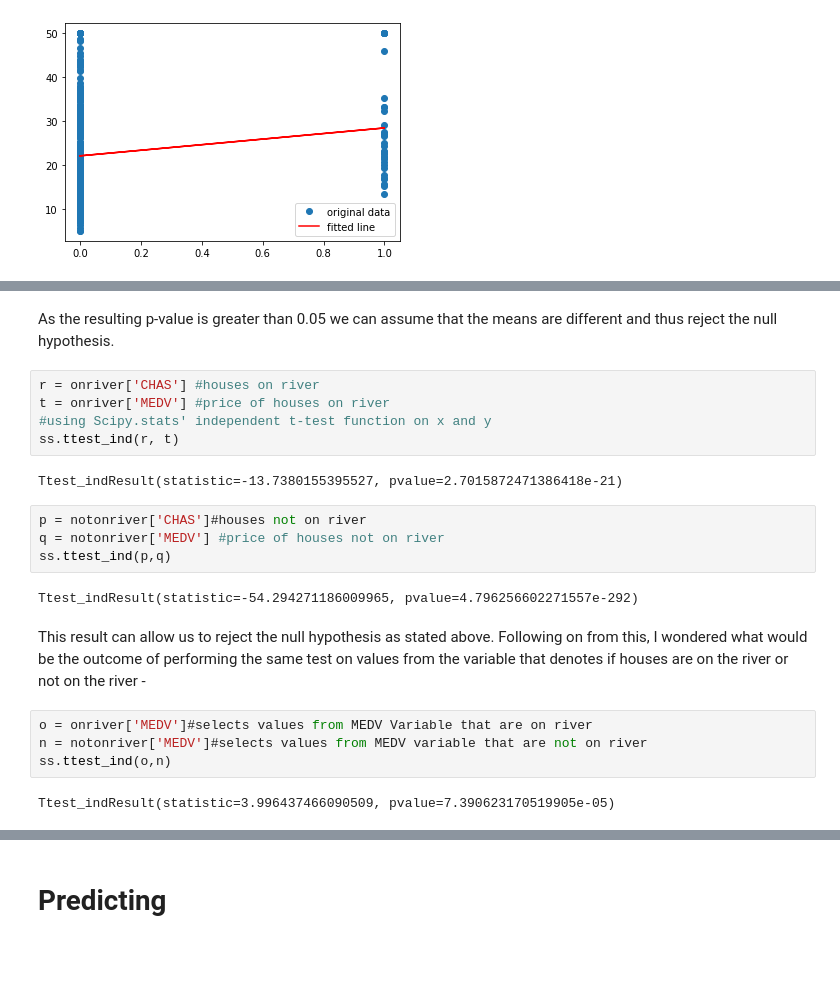
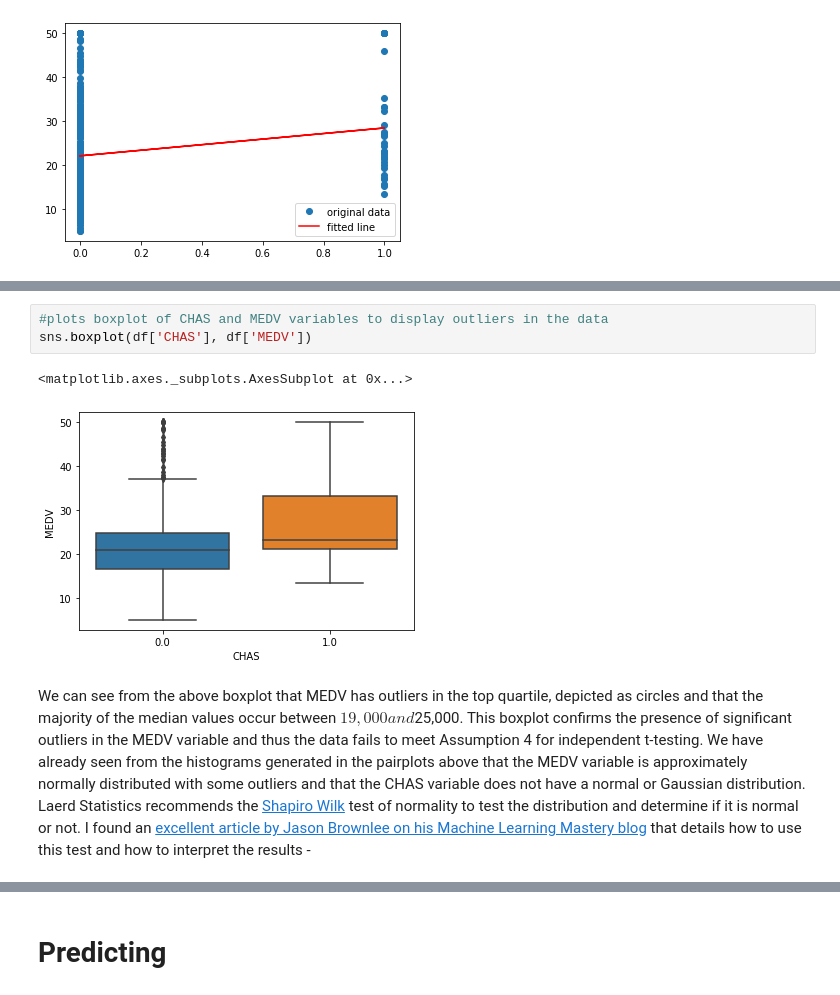
Before and after one commit to AideenByrne/2019MachineLearningProject, a Jupyter notebook: 2019project.ipynb, the cells around one changed output, grey strips where cells are left out. Cells and saved outputs as stored; diff of their text form; blank space fills up the shorter version.

Commit message:
Stats

```diff
--- a/2019project.ipynb
+++ b/2019project.ipynb
@@ -256,23 +255,9 @@ Ttest_indResult(statistic=-54.9210289745203, pvalue=1.4651540072350996e-305)
-# %% [markdown]
-As the resulting p-value is greater than 0.05 we can assume that the means are different and thus reject the null hypothesis.
-# %%
-r = onriver['CHAS'] #houses on river
-t = onriver['MEDV'] #price of houses on river
-#using Scipy.stats' independent t-test function on x and y
-ss.ttest_ind(r, t)
-# %% [output]
-Ttest_indResult(statistic=-13.7380155395527, pvalue=2.7015872471386418e-21)
-# %%
-p = notonriver['CHAS']#houses not on river
-q = notonriver['MEDV'] #price of houses not on river
-ss.ttest_ind(p,q)
-# %% [output]
-Ttest_indResult(statistic=-54.294271186009965, pvalue=4.796256602271557e-292)
-# %% [markdown]
-This result can allow us to reject the null hypothesis as stated above. Following on from this, I wondered what would be the outcome of performing the same test on values from the variable that denotes if houses are on the river or not on the river -
-# %%
-o = onriver['MEDV']#selects values from MEDV Variable that are on river
-n = notonriver['MEDV']#selects values from MEDV variable that are not on river
-ss.ttest_ind(o,n)
-# %% [output]
-Ttest_indResult(statistic=3.996437466090509, pvalue=7.390623170519905e-05)
+# %%
+#plots boxplot of CHAS and MEDV variables to display outliers in the data
+sns.boxplot(df['CHAS'], df['MEDV'])
+# %% [output]
+<matplotlib.axes._subplots.AxesSubplot at 0x...>
+[figure, added]
+# %% [markdown]
+We can see from the above boxplot that MEDV has outliers in the top quartile, depicted as circles and that the majority of the median values occur between $19,000 and $25,000.  This boxplot confirms the presence of significant outliers in the MEDV variable and thus the data fails to meet Assumption 4 for independent t-testing.
+We have already seen from the histograms generated in the pairplots above that the MEDV variable is approximately normally distributed with some outliers and that the CHAS variable does not have a normal or Gaussian distribution. Laerd Statistics recommends the [Shapiro Wilk](https://docs.scipy.org/doc/scipy/reference/generated/scipy.stats.shapiro.html) test of normality to test the distribution and determine if it is normal or not.  I found an [excellent article by Jason Brownlee on his Machine Learning Mastery blog](https://machinelearningmastery.com/a-gentle-introduction-to-normality-tests-in-python/) that details how to use this test and how to interpret the results -
```
Also changed, not shown: parts of 26 cells of this notebook.
